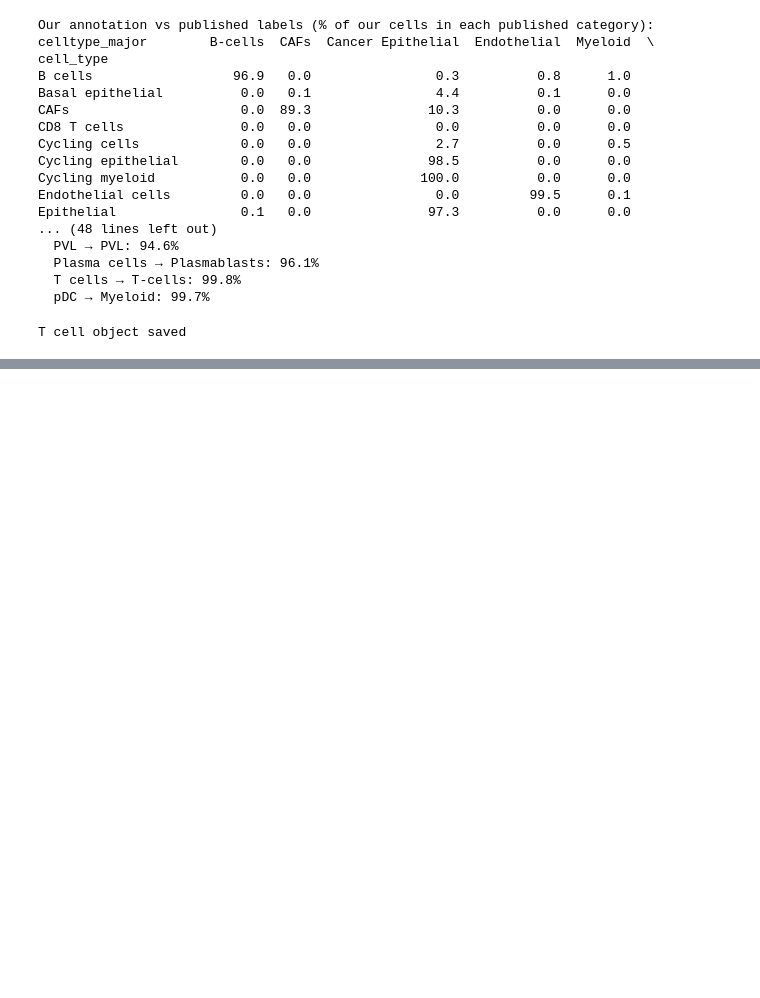
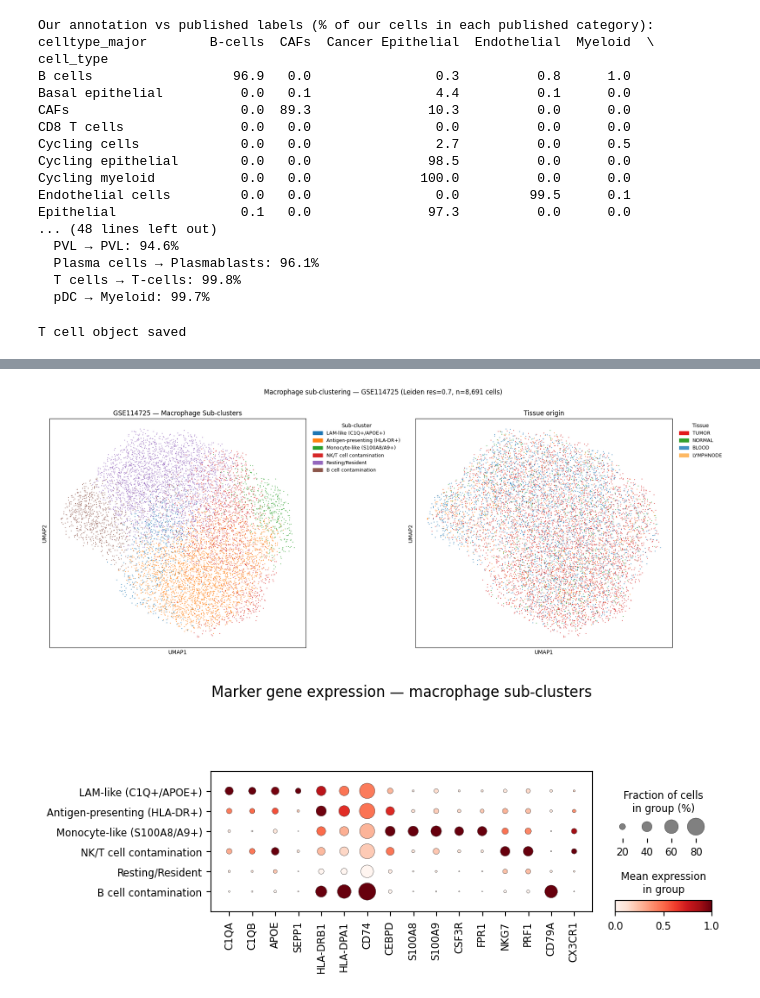
Before and after one commit to annamcstay/brca-scrnaseq-analysis, a Jupyter notebook: Notebooks/04_phase2_clustering_annotation.ipynb, the cells around one changed output, grey strips where cells are left out. Cells and saved outputs as stored; diff of their text form; code cells hidden in the pictures; blank space fills up the shorter version.

Commit message:
Phase 2/3: Macrophage sub-clustering, DE and pathway enrichment complete

```diff
--- a/Notebooks/04_phase2_clustering_annotation.ipynb
+++ b/Notebooks/04_phase2_clustering_annotation.ipynb
@@ -1048,3 +1048,9 @@ adata1_tcells.write(
 print("T cell object saved")
 # %% [output]
 T cell object saved
+# %%
+cluster_labels_1 = {
+    "0": "T cells (resting)", "1": "T cells (naive/memory)",
+    "2": "NK/Cytotoxic T cells", "3": "Activated T cells",
+    "4": "Macrophages", "5": "Monocytes/DC"
+}
@@ -1050,0 +1263,69 @@ T cell object saved
+# %%
+# ── Fix cluster 4 label dynamically ──────────────────────────────────────────
+if "n_genes_by_counts" in adata1_mac.obs.columns:
+    median_per_cluster = adata1_mac.obs.groupby("mac_leiden_0.7")["n_genes_by_counts"].median()
+    overall_median = median_per_cluster.median()
+    cluster4_label = "Low quality / unassigned" if median_per_cluster.get("4", overall_median) < 0.7 * overall_median else "Resting/Resident"
+    print(f"Cluster 4 → '{cluster4_label}' (median n_genes: {median_per_cluster.get('4', 'N/A'):.0f}, overall: {overall_median:.0f})")
+else:
+    cluster4_label = "Resting/Resident"
+
+# ── Updated labels ────────────────────────────────────────────────────────────
+mac_labels = {
+    "0": "LAM-like (C1Q+/APOE+)",
+    "1": "Antigen-presenting (HLA-DR+)",
+    "2": "Monocyte-like (S100A8/A9+)",
+    "3": "NK/T cell contamination",
+    "4": cluster4_label,
+    "5": "B cell contamination",
+}
+adata1_mac.obs["mac_subtype"] = adata1_mac.obs["mac_leiden_0.7"].map(mac_labels)
+print(adata1_mac.obs["mac_subtype"].value_counts())
+
+# ── UMAP — subtypes + tissue side by side ────────────────────────────────────
+import matplotlib.patches as mpatches
+
+fig, axes = plt.subplots(1, 2, figsize=(18, 7))
+fig.patch.set_facecolor("white")
+
+sc.pl.umap(adata1_mac, color="mac_subtype", title="GSE114725 — Macrophage Sub-clusters",
+           legend_loc="none", frameon=True, ax=axes[0], show=False, size=8)
+
+# Safe colour extraction after scanpy assigns them
+cats = adata1_mac.obs["mac_subtype"].cat.categories.tolist()
+colours = adata1_mac.uns.get("mac_subtype_colors", plt.cm.tab10.colors[:len(cats)])
+legend_patches = [mpatches.Patch(color=colours[i], label=label)
+                  for i, label in enumerate(cats)]
+axes[0].legend(handles=legend_patches, bbox_to_anchor=(1.01, 1), loc="upper left",
+               frameon=False, fontsize=9, title="Sub-cluster", title_fontsize=10)
+
+tissue_colours = {"BLOOD": "#4393C3", "LYMPHNODE": "#FDB863", "NORMAL": "#33A02C", "TUMOR": "#E31A1C"}
+sc.pl.umap(adata1_mac, color="tissue", title="Tissue origin",
+           legend_loc="none", frameon=True, ax=axes[1], show=False, size=8)
+
+tissue_patches = [mpatches.Patch(color=tissue_colours[t], label=t)
+                  for t in ["TUMOR", "NORMAL", "BLOOD", "LYMPHNODE"]]
+axes[1].legend(handles=tissue_patches, bbox_to_anchor=(1.01, 1), loc="upper left",
+               frameon=False, fontsize=9, title="Tissue", title_fontsize=10)
+
+plt.suptitle("Macrophage sub-clustering — GSE114725 (Leiden res=0.7, n=8,691 cells)", fontsize=12, y=1.01)
+plt.tight_layout()
+plt.savefig(FIGURE_DIR / "GSE114725_macrophage_subclusters_umap.png", dpi=300, bbox_inches="tight", facecolor="white")
+plt.show()
+
+# ── Dotplot ───────────────────────────────────────────────────────────────────
+all_markers = [g for g in ["C1QA", "C1QB", "APOE", "SEPP1", "TREM2",
+                            "HLA-DRB1", "HLA-DPA1", "CD74", "CEBPD",
+                            "S100A8", "S100A9", "CSF3R", "FPR1",
+                            "NKG7", "PRF1", "CD79A",
+                            "RPS12", "RPL13", "CX3CR1"]
+               if g in adata1_mac.var_names]
+
+sc.pl.dotplot(adata1_mac, var_names=all_markers, groupby="mac_subtype",
+              standard_scale="var", cmap="Reds", dot_max=0.8,
+              title="Marker gene expression — macrophage sub-clusters",
+              show=False, save=False)
+plt.tight_layout()
+plt.savefig(FIGURE_DIR / "GSE114725_macrophage_dotplot.png", dpi=300, bbox_inches="tight", facecolor="white")
+plt.show()
+# %% [output]
@@ -1050,0 +1341,2 @@ T cell object saved
+[figure, added]
+[figure, added]
```
Also changed, not shown: parts of 6 cells of this notebook, 20 other files.
